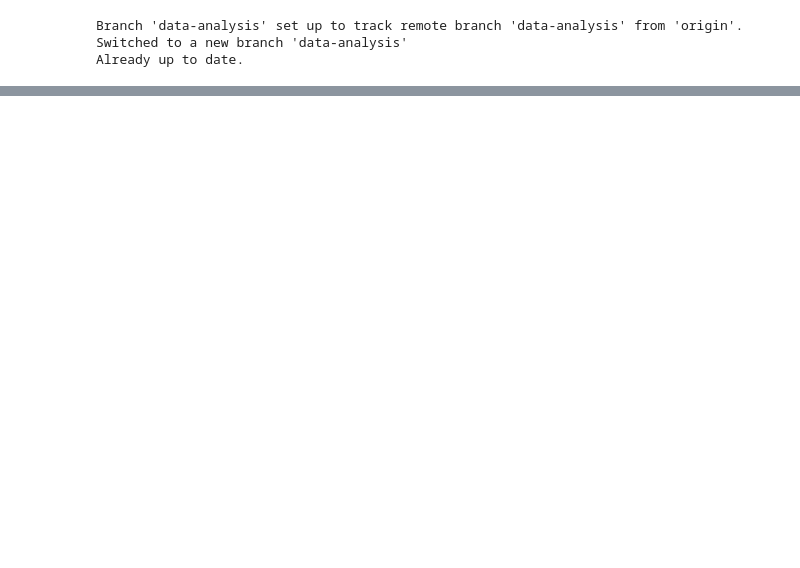
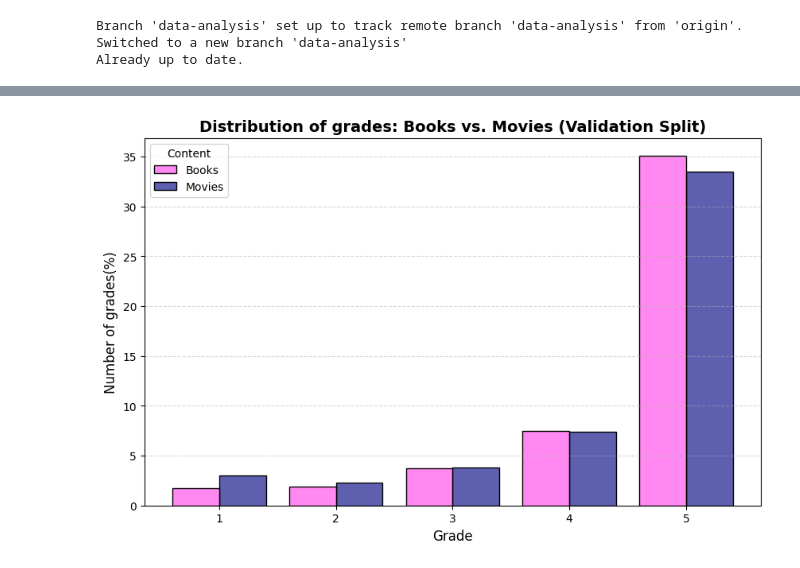
Before and after one commit to mkobycheva/recommendation-system, a Jupyter notebook: notebooks/00_eda.ipynb, the cells around one changed output, grey strips where cells are left out. Saved outputs shown, nothing was run; the diff lists cells and outputs as text; code cells hidden in the pictures; blank space fills up the shorter version.

```diff
--- a/notebooks/00_eda.ipynb
+++ b/notebooks/00_eda.ipynb
@@ -32,0 +33,12 @@ Books ∩ Movies ∩ CDs: 17,777 (14.35% of smallest domain)
+# %%
+import pandas as pd
+
+DATA_DIR = '/content/drive/MyDrive/recsys-data'
+
+books_train = pd.read_csv(f'{DATA_DIR}/books_train.csv')
+books_valid = pd.read_csv(f'{DATA_DIR}/books_valid.csv')
+books_test  = pd.read_csv(f'{DATA_DIR}/books_test.csv')
+
+movies_train = pd.read_csv(f'{DATA_DIR}/movies_train.csv')
+movies_valid = pd.read_csv(f'{DATA_DIR}/movies_valid.csv')
+movies_test  = pd.read_csv(f'{DATA_DIR}/movies_test.csv')
@@ -32,0 +164,27 @@ Books ∩ Movies ∩ CDs: 17,777 (14.35% of smallest domain)
+# %%
+def plot_rating_distribution(books_df, movies_df, split_name):
+  books_temp = books_df[['rating']].copy()
+  books_temp['Content'] = 'Books'
+
+  movies_temp = movies_df[['rating']].copy()
+  movies_temp['Content'] = 'Movies'
+
+  df_combined = pd.concat([books_temp, movies_temp], ignore_index=True)
+
+  plt.figure(figsize=(10, 6))
+
+  sns.histplot(
+    data=df_combined,
+    x='rating',
+    hue='Content',
+    multiple='dodge',
+    shrink=0.8,
+    stat='percent',
+    discrete=True,
+    palette=['#FF61EB', '#282A94'])
+
+  plt.title(f'Distribution of grades: Books vs. Movies ({split_name})', fontsize=14, fontweight='bold')
+  plt.xlabel('Grade', fontsize=12)
+  plt.ylabel('Number of grades(%)', fontsize=12)
+  plt.grid(axis='y', linestyle='--', alpha=0.5)
+  plt.show()
@@ -32,0 +195,4 @@ Books ∩ Movies ∩ CDs: 17,777 (14.35% of smallest domain)
+# %%
+plot_rating_distribution(books_valid, movies_valid, "Validation Split")
+# %% [output]
+[figure, added]
```
Also changed, not shown: parts of 42 cells of this notebook.
